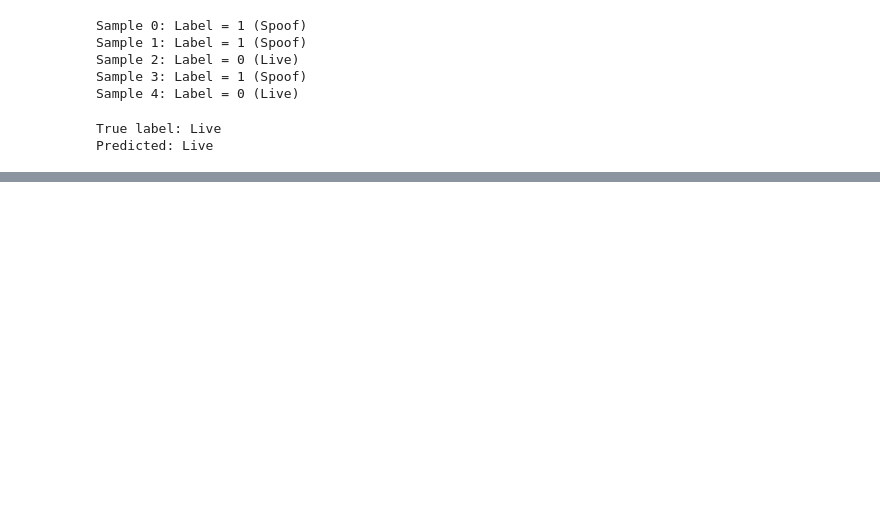
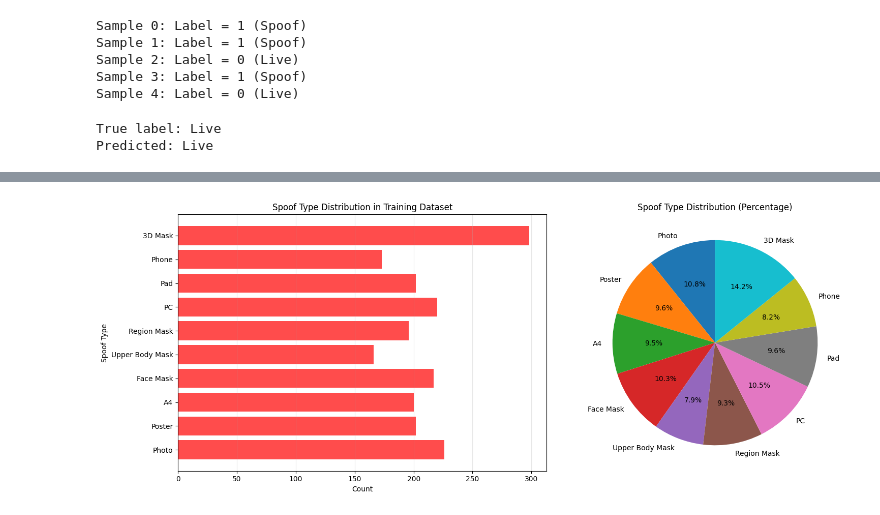
Before and after one commit to Lands-Horizon-Corp/spoofing-recognition, a Jupyter notebook: notebooks/training/efficient_net/train.ipynb, the cells around one changed output, grey strips where cells are left out. Cells and saved outputs as stored; diff of their text form; code cells hidden in the pictures; blank space fills up the shorter version.

```diff
--- a/notebooks/training/efficient_net/train.ipynb
+++ b/notebooks/training/efficient_net/train.ipynb
@@ -813,3 +591,88 @@ print(f"Predicted: {'Live' if pred == 0 else 'Spoof'}")
 # %% [output]
 True label: Live
 Predicted: Live
+# %%
+def analyze_dataset_spoof_distribution(dataset):
+    """
+    Analyzes the distribution of spoof types in the dataset.
+    """
+    spoof_type_labels = {
+        0: 'Live',
+        1: 'Photo',
+        2: 'Poster',
+        3: 'A4',
+        4: 'Face Mask',
+        5: 'Upper Body Mask',
+        6: 'Region Mask',
+        7: "PC",
+        8: 'Pad',
+        9: 'Phone',
+        10: '3D Mask'
+    }
+
+    spoof_type_counts = {}
+    live_count = 0
+
+    print("Analyzing spoof type distribution...")
+
+    for idx in range(len(dataset)):
+        # Get the original key to access full label info
+        if hasattr(dataset, 'dataset'):  # If it's a Subset
+            actual_idx = dataset.indices[idx]
+            image_key = dataset.dataset.image_keys[actual_idx]
+            full_labels = dataset.dataset.label_dict[image_key]
+        else:
+            image_key = dataset.image_keys[idx]
+            full_labels = dataset.label_dict[image_key]
+
+        live_spoof_label = full_labels[43]  # Live/Spoof at index 43
+
+        if live_spoof_label == 0:  # Live
+            live_count += 1
+        else:  # Spoof
+            spoof_type = full_labels[40]  # Spoof type at index 40
+            spoof_type_counts[spoof_type] = spoof_type_counts.get(spoof_type, 0) + 1
+
+    # Create DataFrame
+    results = []
+    for spoof_type, count in sorted(spoof_type_counts.items()):
+        results.append({
+            'Spoof Type': spoof_type_labels.get(spoof_type, 'Unknown'),
+            'Type ID': spoof_type,
+            'Count': count
+        })
+
+    results_df = pd.DataFrame(results)
+    results_df['Percentage'] = (results_df['Count'] / len(dataset) * 100).round(2)
+
+    # Visualization
+    fig, (ax1, ax2) = plt.subplots(1, 2, figsize=(16, 6))
+
+    # Bar chart
+    colors = ['green' if row['Spoof Type'] == 'Live' else 'red' for _, row in results_df.iterrows()]
+    ax1.barh(results_df['Spoof Type'], results_df['Count'], color=colors, alpha=0.7)
+    ax1.set_xlabel('Count')
+    ax1.set_ylabel('Spoof Type')
+    ax1.set_title('Spoof Type Distribution in Training Dataset')
+    ax1.grid(axis='x', alpha=0.3)
+
+    # Pie chart
+    ax2.pie(results_df['Count'], labels=results_df['Spoof Type'], autopct='%1.1f%%', startangle=90)
+    ax2.set_title('Spoof Type Distribution (Percentage)')
+
+    plt.tight_layout()
+    plt.show()
+
+    print("\nSpoof Type Distribution:")
+    print("=" * 60)
+    print(results_df.to_string(index=False))
+    print("=" * 60)
+    print(f"\nTotal samples: {len(dataset)}")
+    print(f"Live samples: {live_count} ({live_count/len(dataset)*100:.2f}%)")
+    print(f"Spoof samples: {len(dataset) - live_count} ({(len(dataset) - live_count)/len(dataset)*100:.2f}%)")
+
+    return results_df, fig
+
+# Analyze training dataset distribution
+train_dist_df, train_dist_fig = analyze_dataset_spoof_distribution(small_train_ds)
+# %% [output]
@@ -815,0 +680 @@ Predicted: Live
+[figure, added]
```
Also changed, not shown: parts of 17 cells of this notebook, 8 other files.
